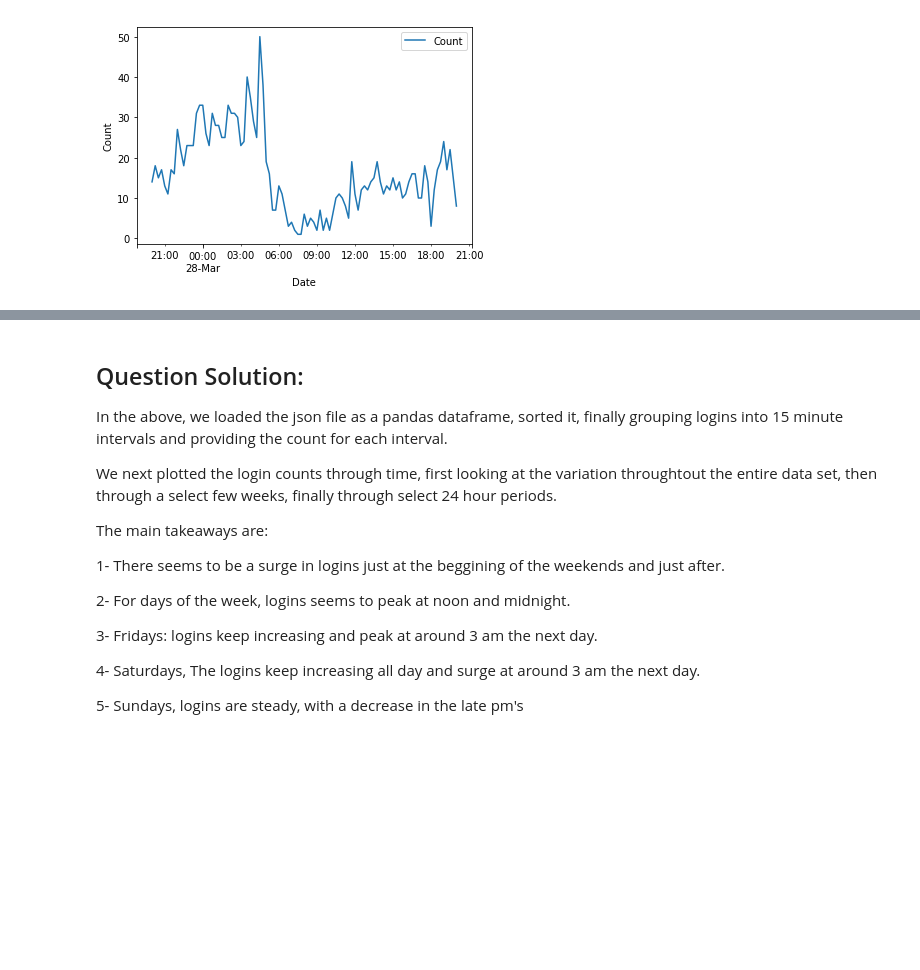
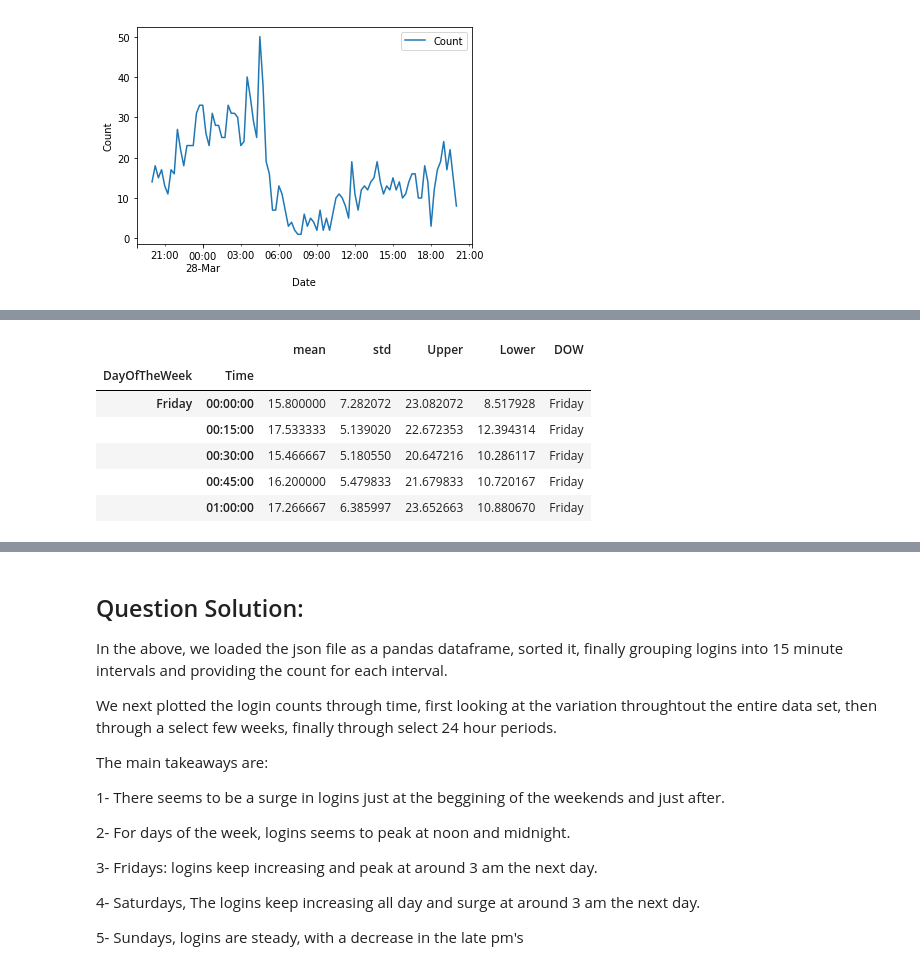
Before and after one commit to harajlim/Springboard_17.1_Ultimate_Inc_TakeHome, a Jupyter notebook: Challenge Solution.ipynb, the cells around one changed output, grey strips where cells are left out. Drawn from its saved outputs; the diff is of its cells as text; code cells hidden in the pictures; blank space fills up the shorter version.

```diff
--- a/Challenge Solution.ipynb
+++ b/Challenge Solution.ipynb
@@ -231,0 +261,23 @@ Index(['Saturday', 'Friday'], dtype='object')
+# %%
+AverageOverDay=Data_grouped.groupby(['DayOfTheWeek','Time']).Count.agg(['mean','std'])
+
+day=[]
+upperBound=[]
+lowerBound=[]
+for i in range(len(AverageOverDay)):
+    day.append(AverageOverDay.index[i][0])
+    upperBound.append(AverageOverDay['mean'][i]+AverageOverDay['std'][i])
+    lowerBound.append(AverageOverDay['mean'][i]-AverageOverDay['std'][i])
+
+AverageOverDay['Upper']=upperBound
+AverageOverDay['Lower']=lowerBound
+AverageOverDay['DOW']=day
+AverageOverDay.head()
+# %% [output]
+|  |  | mean | std | Upper | Lower | DOW |
+| DayOfTheWeek | Time |  |  |  |  |  |
+| Friday | 00:00:00 | 15.800000 | 7.282072 | 23.082072 | 8.517928 | Friday |
+|  | 00:15:00 | 17.533333 | 5.139020 | 22.672353 | 12.394314 | Friday |
+|  | 00:30:00 | 15.466667 | 5.180550 | 20.647216 | 10.286117 | Friday |
+|  | 00:45:00 | 16.200000 | 5.479833 | 21.679833 | 10.720167 | Friday |
+|  | 01:00:00 | 17.266667 | 6.385997 | 23.652663 | 10.880670 | Friday |
```
Also changed, not shown: parts of 3 cells of this notebook.
